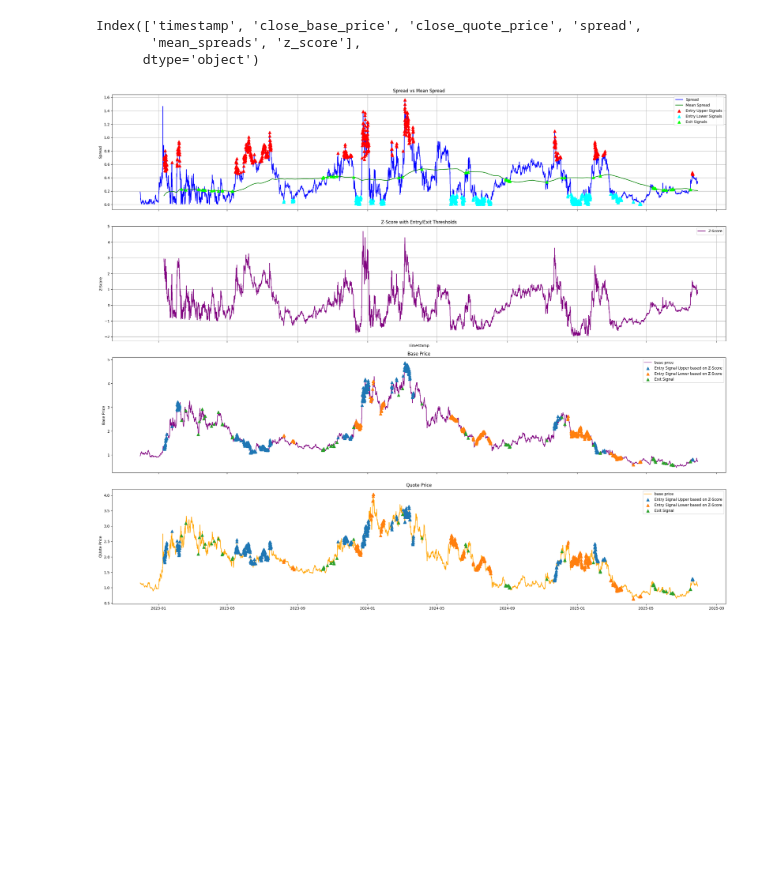
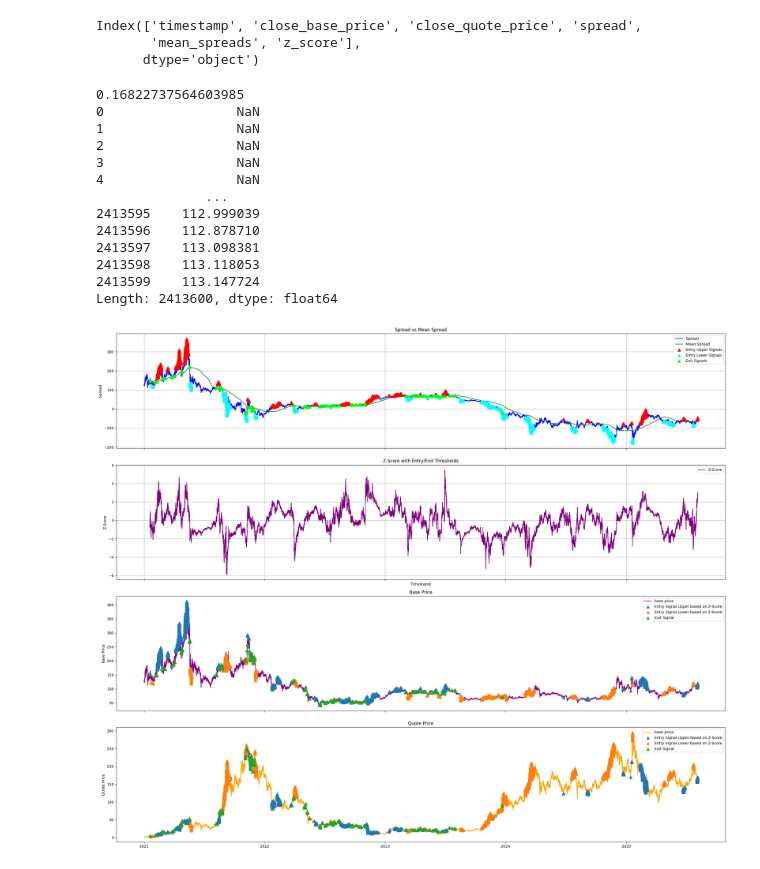
Before and after one commit to Nearezz/PCA-Mean-Reversion, a Jupyter notebook: notebooks/pca_for_indivdual_ticker.ipynb, the cells around one changed output. Saved outputs shown, nothing was run; the diff lists cells and outputs as text; code cells hidden in the pictures; blank space fills up the shorter version.

```diff
--- a/notebooks/pca_for_indivdual_ticker.ipynb
+++ b/notebooks/pca_for_indivdual_ticker.ipynb
@@ -85,8 +70,8 @@ tickers_4h = {
 }
 # %%
-base_symbol = "OP"
-quote_symbol = "LDO"
-timeframe = "4h"
+base_symbol = "LTC"
+quote_symbol = "SOL"
+timeframe = "1m"
 
 ticker_map = {
     "1m": tickers_1m,
@@ -263,10 +221,10 @@ quote_df = quote_df[['timestamp','close']].rename(columns={"close":"close_quote_
 
 merged_df = pd.merge(base_df,quote_df,on='timestamp',how='inner')
 # %%
-spreads = np.abs(merged_df['close_base_price'].values - merged_df['close_quote_price'].values)
+spreads = (merged_df['close_base_price'].values - merged_df['close_quote_price'].values)
 
-mean_spreads = pd.Series(spreads).rolling(window=1000, min_periods=250).mean()
-rolling_std   = pd.Series(spreads).rolling(window=1000, min_periods=250).std().values
+mean_spreads = pd.Series(spreads).rolling(window=100000, min_periods=25000).mean()
+rolling_std   = pd.Series(spreads).rolling(window=100000, min_periods=25000).std().values
 
 z_scores = (spreads - mean_spreads) / rolling_std
 
@@ -346,35 +304,51 @@ lower_bound = lower_tail.max()
 epsilon = .01 * mean_spreads.mean()
 
 entry_upper = merged_df[merged_df['z_score'] > upper_bound]
 entry_lower = merged_df[merged_df['z_score'] < lower_bound]
 
+
+print(abs(epsilon))
+print(abs(abs(merged_df['spread']) - merged_df['mean_spreads']))
 exit_signals = merged_df[
-    abs(merged_df['spread'] - merged_df['mean_spreads']) < epsilon
+    abs(abs(merged_df['spread']) - merged_df['mean_spreads']) < abs(epsilon)
 ]
 
 ax1.scatter(entry_upper['timestamp'],entry_upper['spread'],color='red',marker="^",label='Entry Upper Signals', s=60, zorder=10)
 ax1.scatter(entry_lower['timestamp'],entry_lower['spread'],color='cyan',marker="^",label='Entry Lower Signals', s=60, zorder=10)
 
 ax1.scatter(exit_signals['timestamp'],exit_signals['spread'],color='lime',marker="^",label='Exit Signals', s=60, zorder=10)
 ax1.legend()
 
 ax3.scatter(entry_upper['timestamp'],entry_upper['close_base_price'],colorizer='green',marker="^",label='Entry Signal Upper based on Z-Score',s=60,zorder=10)
 ax3.scatter(entry_lower['timestamp'],entry_lower['close_base_price'],colorizer='red',marker="^",label='Entry Signal Lower based on Z-Score',s=60,zorder=10)
 ax3.scatter(exit_signals['timestamp'],exit_signals['close_base_price'],colorizer='Cyan',marker="^",label='Exit Signal',s=60,zorder=10)
 ax3.legend()
 
 ax4.scatter(entry_upper['timestamp'],entry_upper['close_quote_price'],colorizer='green',marker="^",label='Entry Signal Upper based on Z-Score',s=60,zorder=10)
 ax4.scatter(entry_lower['timestamp'],entry_lower['close_quote_price'],colorizer='red',marker="^",label='Entry Signal Lower based on Z-Score',s=60,zorder=10)
 ax4.scatter(exit_signals['timestamp'],exit_signals['close_quote_price'],colorizer='Cyan',marker="^",label='Exit Signal',s=60,zorder=10)
 ax4.legend()
 
 
 
 
 plt.tight_layout()
 plt.show()
 # %% [output]
+0.16822737564603985
+0                 NaN
+1                 NaN
+2                 NaN
+3                 NaN
+4                 NaN
+              ...
+2413595    112.999039
+2413596    112.878710
+2413597    113.098381
+2413598    113.118053
+2413599    113.147724
+Length: 2413600, dtype: float64
-[figure, old version]
+[figure, new version]
 # %%
 bins = 20
 
```
Also changed, not shown: parts of 12 cells of this notebook, 28 other files.
